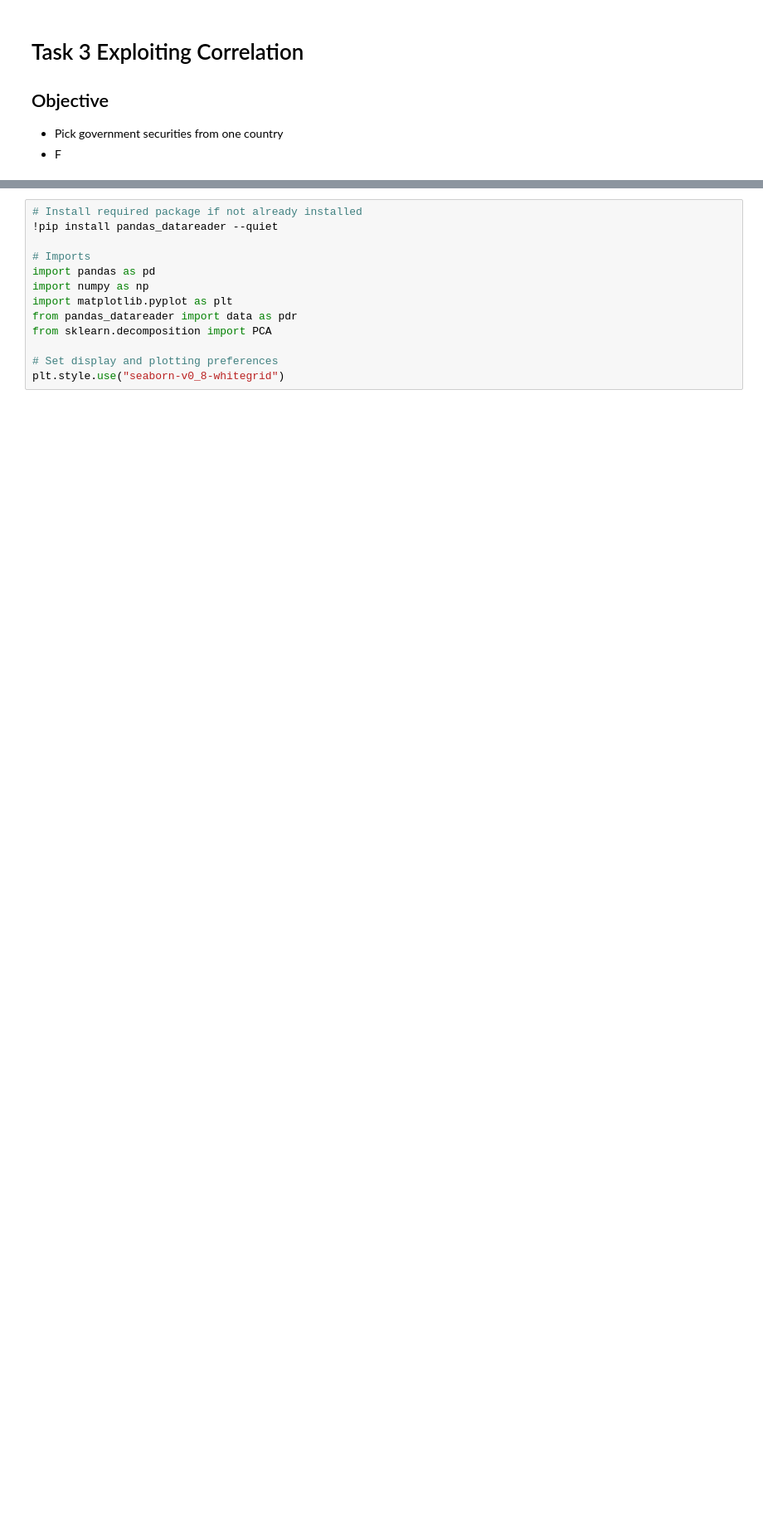
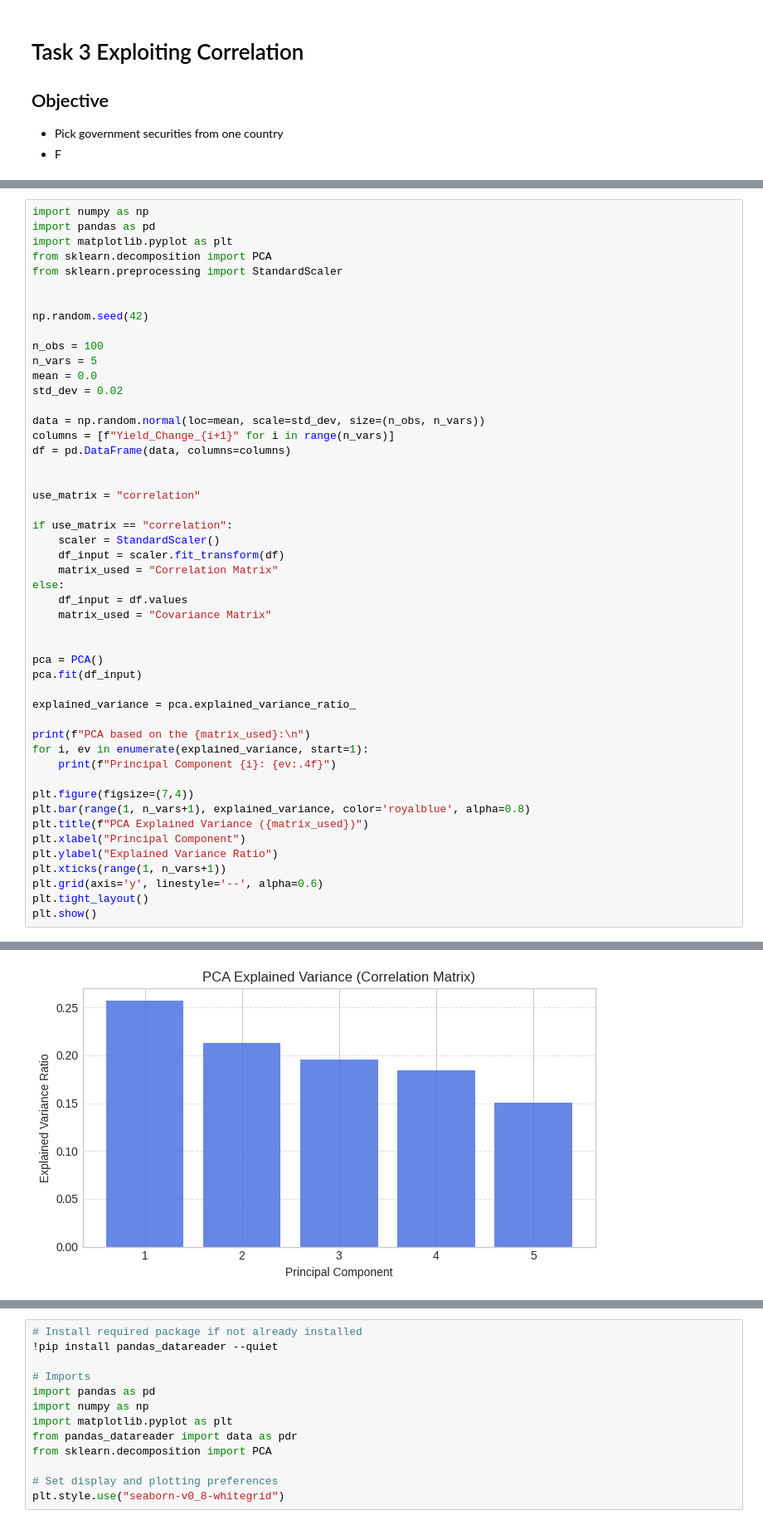
Before and after one commit to adas-quant/mscfe-gwp1-yieldcurve, a Jupyter notebook: notebooks/03_Task3_PCA.ipynb, the cells around one changed output, grey strips where cells are left out. Shown at 83% size. Cells and saved outputs as stored; diff of their text form; blank space fills up the shorter version.

```diff
--- a/notebooks/03_Task3_PCA.ipynb
+++ b/notebooks/03_Task3_PCA.ipynb
@@ -6,0 +91,50 @@
+# %%
+import numpy as np
+import pandas as pd
+import matplotlib.pyplot as plt
+from sklearn.decomposition import PCA
+from sklearn.preprocessing import StandardScaler
+
+
+np.random.seed(42)
+
+n_obs = 100
+n_vars = 5
+mean = 0.0
+std_dev = 0.02
+
+data = np.random.normal(loc=mean, scale=std_dev, size=(n_obs, n_vars))
+columns = [f"Yield_Change_{i+1}" for i in range(n_vars)]
+df = pd.DataFrame(data, columns=columns)
+
+
+use_matrix = "correlation"
+
+if use_matrix == "correlation":
+    scaler = StandardScaler()
+    df_input = scaler.fit_transform(df)
+    matrix_used = "Correlation Matrix"
+else:
+    df_input = df.values
+    matrix_used = "Covariance Matrix"
+
+
+pca = PCA()
+pca.fit(df_input)
+
+explained_variance = pca.explained_variance_ratio_
+
+print(f"PCA based on the {matrix_used}:\n")
+for i, ev in enumerate(explained_variance, start=1):
+    print(f"Principal Component {i}: {ev:.4f}")
+
+plt.figure(figsize=(7,4))
+plt.bar(range(1, n_vars+1), explained_variance, color='royalblue', alpha=0.8)
+plt.title(f"PCA Explained Variance ({matrix_used})")
+plt.xlabel("Principal Component")
+plt.ylabel("Explained Variance Ratio")
+plt.xticks(range(1, n_vars+1))
+plt.grid(axis='y', linestyle='--', alpha=0.6)
+plt.tight_layout()
+plt.show()
+# %% [output]
@@ -6,0 +148 @@
+[figure, added]
```
Also changed, not shown: parts of 15 cells of this notebook.
